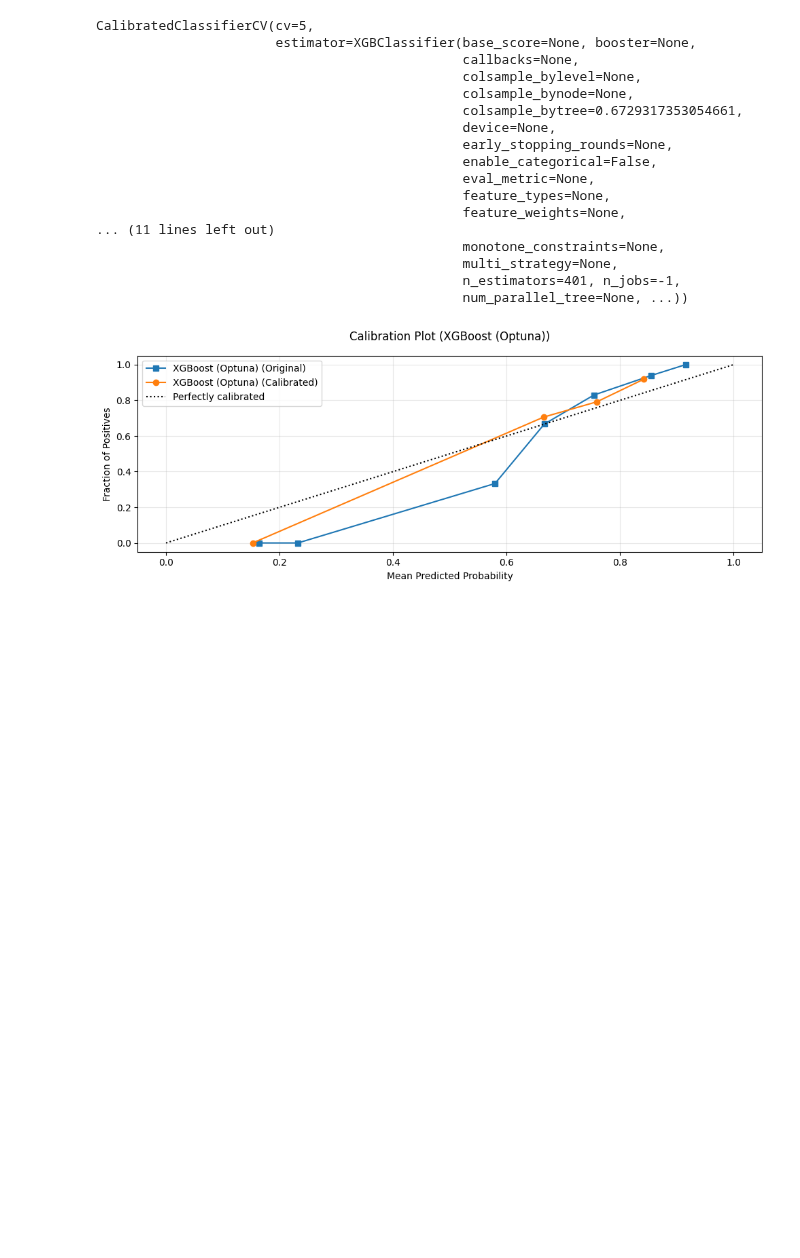
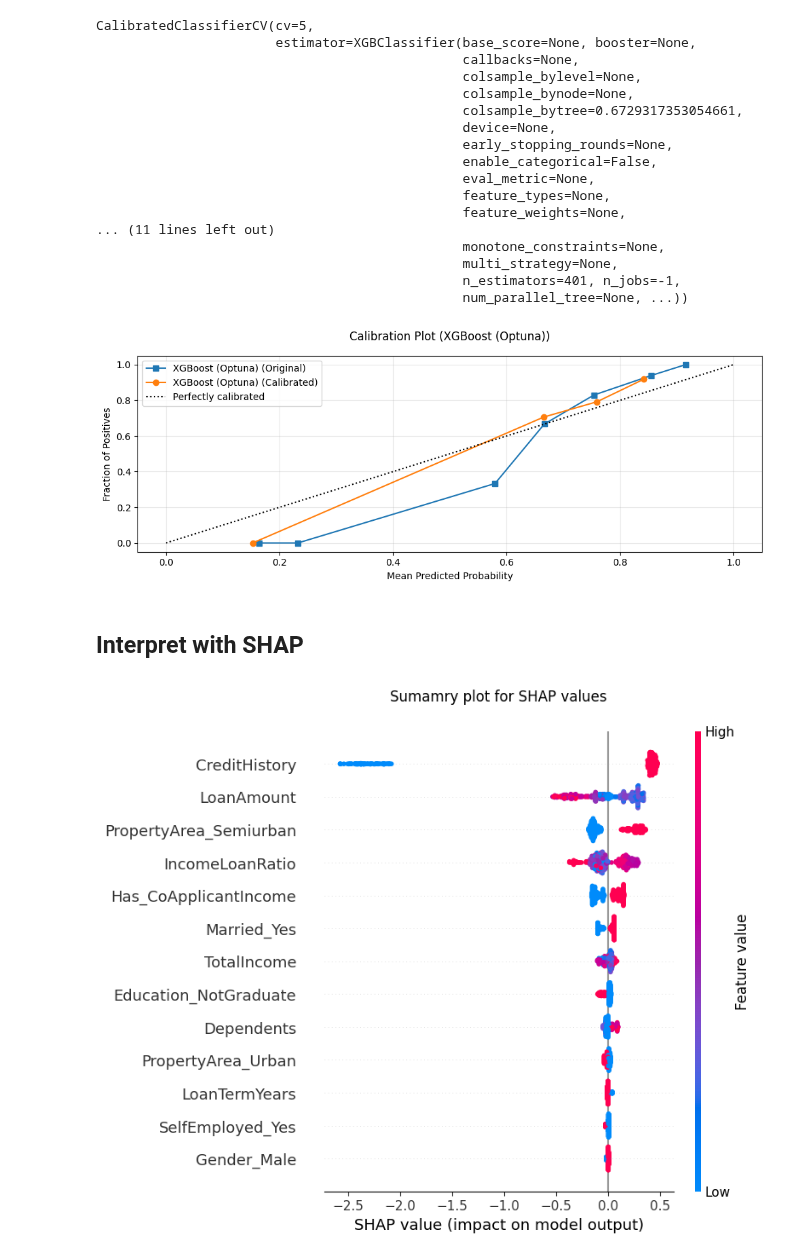
Before and after one commit to tshihab07/Intelligent-Loan-Approval-Prediction-System, a Jupyter notebook: notebookes/model_SelectionAndAnalysis.ipynb, the cells around one changed output. Saved outputs shown, nothing was run; the diff lists cells and outputs as text; code cells hidden in the pictures; blank space fills up the shorter version.

Commit message:
feat(visualization): implement SHAP summary for best model

```diff
--- a/notebookes/model_SelectionAndAnalysis.ipynb
+++ b/notebookes/model_SelectionAndAnalysis.ipynb
@@ -575,3 +575,34 @@ plt.tight_layout()
 plt.show()
 # %% [output]
 [figure]
+# %% [markdown]
+## Interpret with SHAP
+# %%
+# explain the model using SHAP
+explainer = shap.TreeExplainer(best_model)
+
+if x_train.shape[0] > 1000:
+    sample_indices = np.random.choice(x_train.shape[0], size=1000, replace=False)
+    x_sample = x_train.iloc[sample_indices] if hasattr(x_train, 'iloc') else x_train[sample_indices]
+
+else:
+    x_sample = x_train
+
+# calculate SHAP values
+shap_values = explainer.shap_values(x_sample)
+# %%
+# For binary classification, shap_values is a list [negative_class, positive_class]
+# We take the positive class (index 1)
+if isinstance(shap_values, list) and len(shap_values) == 2:
+    shap_to_plot = shap_values[1]
+else:
+    shap_to_plot = shap_values
+# %%
+# sumamry plot for SHAP values
+plt.figure(figsize=(10, 4))
+shap.summary_plot(shap_to_plot, x_sample, feature_names=x_train.columns, show=False)
+plt.title("Sumamry plot for SHAP values", fontsize=12, y=1.05)
+plt.tight_layout()
+plt.show()
+# %% [output]
+[figure, added]
```
